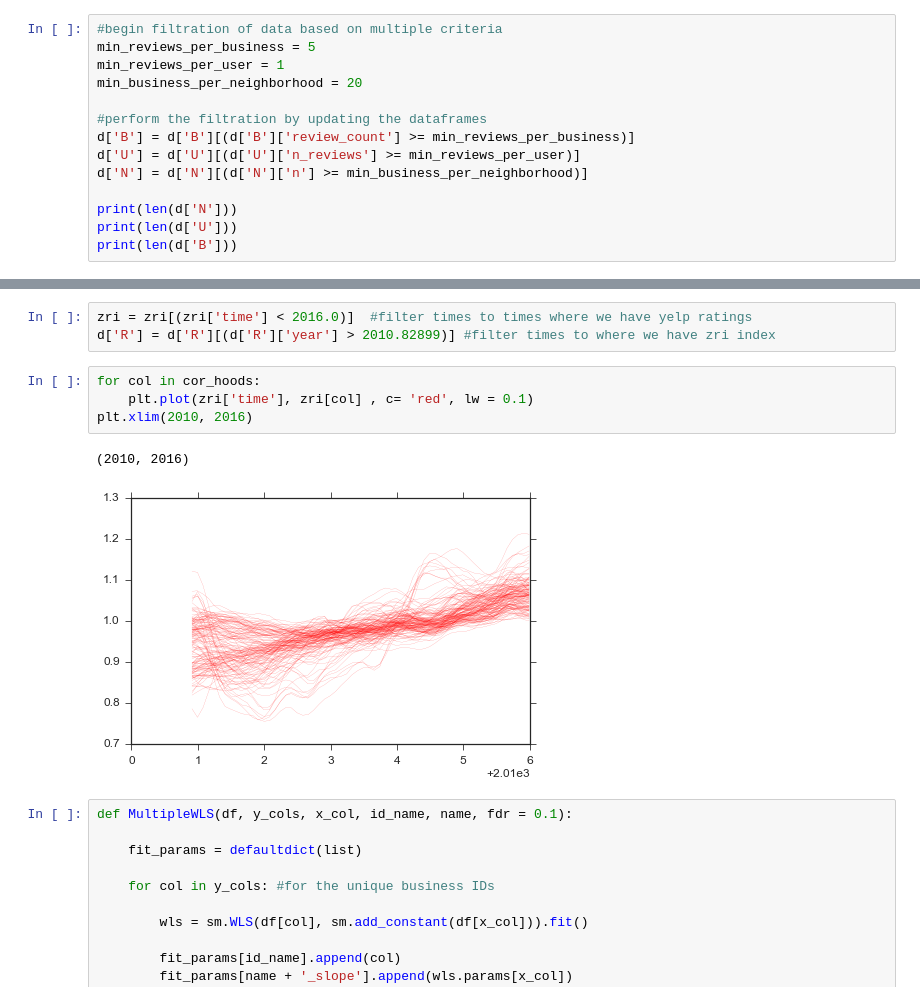
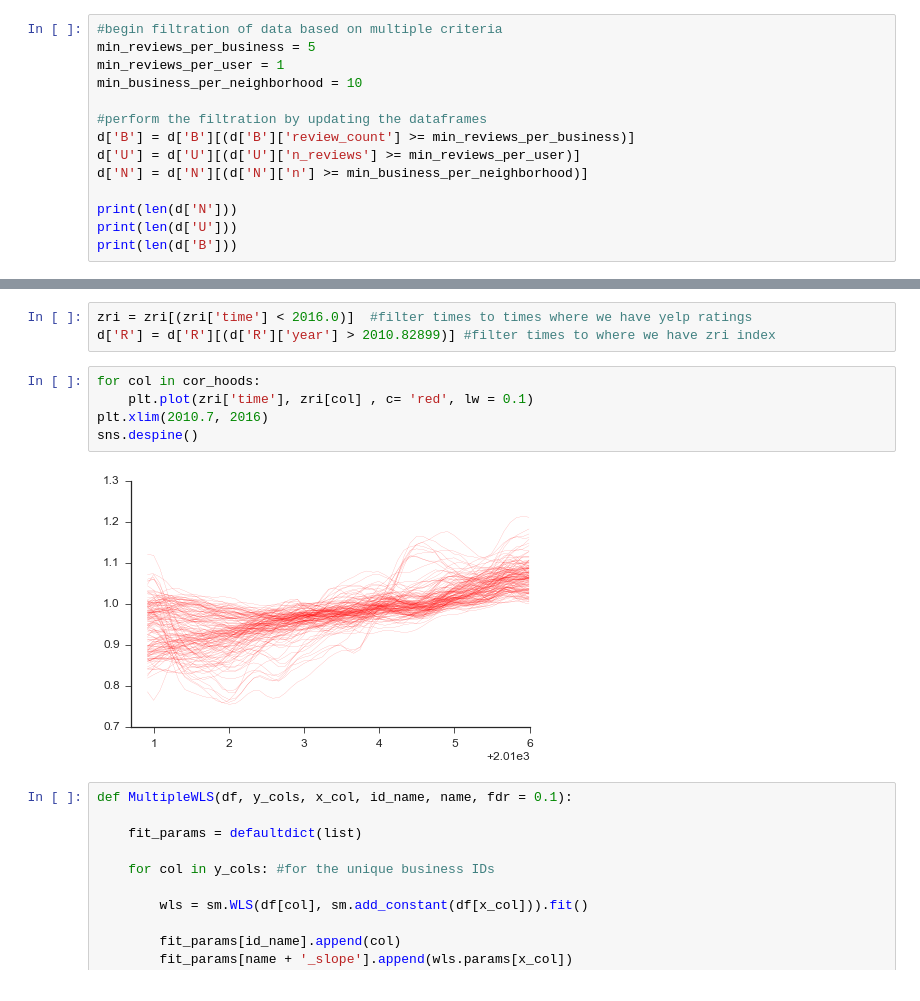
Before and after one commit to zihaoxu/jac_project, a Jupyter notebook: yelp_zillow.ipynb, the cells around one changed output, grey strips where cells are left out. Cells and saved outputs as stored; diff of their text form.

```diff
--- a/yelp_zillow.ipynb
+++ b/yelp_zillow.ipynb
@@ -222,7 +222,7 @@ The first operation we will perform is the filtration of the data, to only inclu
 #begin filtration of data based on multiple criteria
 min_reviews_per_business = 5
 min_reviews_per_user = 1
-min_business_per_neighborhood = 20
+min_business_per_neighborhood = 10
 
 #perform the filtration by updating the dataframes
 d['B'] = d['B'][(d['B']['review_count'] >= min_reviews_per_business)]
@@ -853,10 +853,10 @@ d['R'] = d['R'][(d['R']['year'] > 2010.82899)] #filter times to where we have zr
 # %%
 for col in cor_hoods:
     plt.plot(zri['time'], zri[col] , c= 'red', lw = 0.1)
-plt.xlim(2010, 2016)
+plt.xlim(2010.7, 2016)
+sns.despine()
 # %% [output]
-(2010, 2016)
-[figure, old version]
+[figure, new version]
 # %%
 def MultipleWLS(df, y_cols, x_col, id_name, name, fdr = 0.1):
 
```
Also changed, not shown: parts of 24 cells of this notebook.
